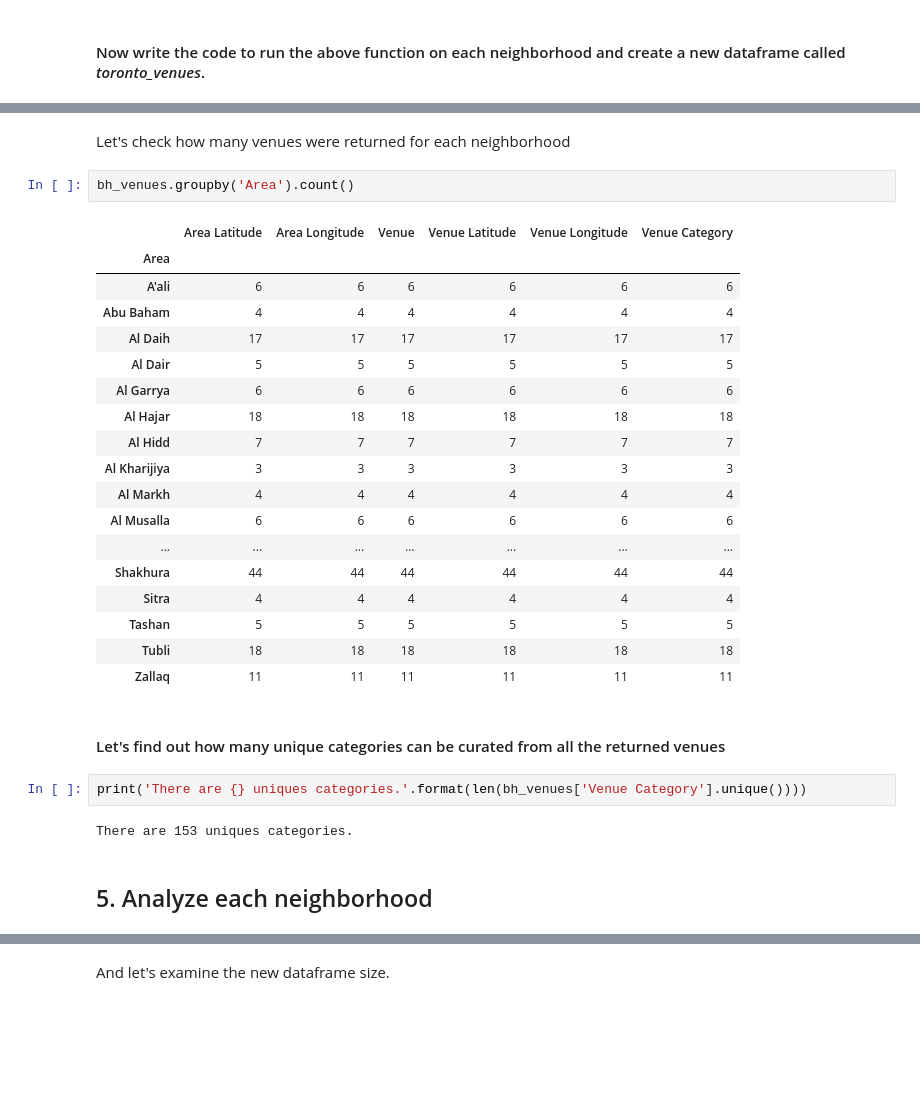
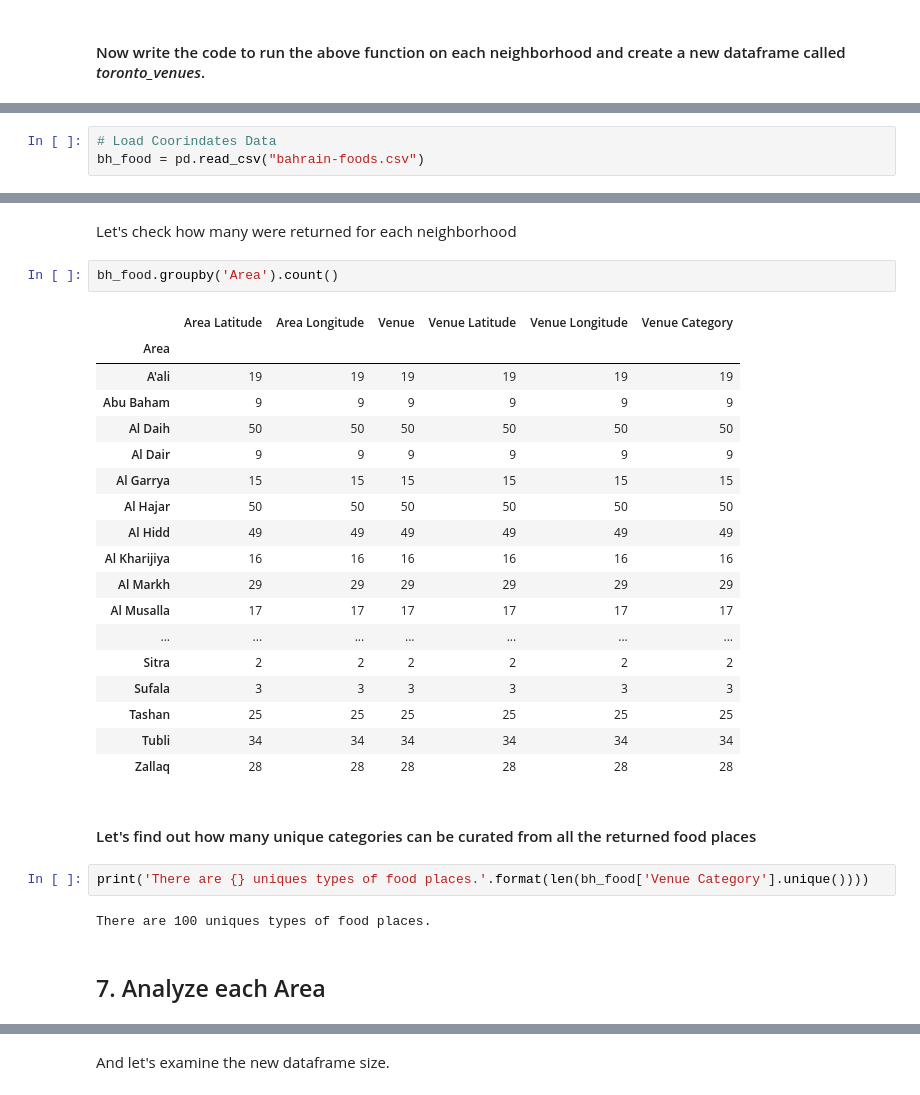
Before and after one commit to isados/neighborhood-clusters, a Jupyter notebook: BahrainSegmentation.ipynb, the cells around one changed output, grey strips where cells are left out. Saved outputs shown, nothing was run; the diff lists cells and outputs as text; blank space fills up the shorter version.

```diff
--- a/BahrainSegmentation.ipynb
+++ b/BahrainSegmentation.ipynb
@@ -340,0 +351,3 @@ There are 847 venues explored by Foursquare in Bahrain
+# %%
+# Load Coorindates Data
+bh_food = pd.read_csv("bahrain-foods.csv")
@@ -341,33 +363,33 @@ There are 847 venues explored by Foursquare in Bahrain
 # %% [markdown]
-Let's check how many venues were returned for each neighborhood
+Let's check how many were returned for each neighborhood
 # %%
-bh_venues.groupby('Area').count()
+bh_food.groupby('Area').count()
 # %% [output]
 |  | Area Latitude | Area Longitude | Venue | Venue Latitude | Venue Longitude | Venue Category |
 | Area |  |  |  |  |  |  |
-| A'ali | 6 | 6 | 6 | 6 | 6 | 6 |
-| Abu Baham | 4 | 4 | 4 | 4 | 4 | 4 |
-| Al Daih | 17 | 17 | 17 | 17 | 17 | 17 |
-| Al Dair | 5 | 5 | 5 | 5 | 5 | 5 |
-| Al Garrya | 6 | 6 | 6 | 6 | 6 | 6 |
-| Al Hajar | 18 | 18 | 18 | 18 | 18 | 18 |
-| Al Hidd | 7 | 7 | 7 | 7 | 7 | 7 |
-| Al Kharijiya | 3 | 3 | 3 | 3 | 3 | 3 |
-| Al Markh | 4 | 4 | 4 | 4 | 4 | 4 |
-| Al Musalla | 6 | 6 | 6 | 6 | 6 | 6 |
+| A'ali | 19 | 19 | 19 | 19 | 19 | 19 |
+| Abu Baham | 9 | 9 | 9 | 9 | 9 | 9 |
+| Al Daih | 50 | 50 | 50 | 50 | 50 | 50 |
+| Al Dair | 9 | 9 | 9 | 9 | 9 | 9 |
+| Al Garrya | 15 | 15 | 15 | 15 | 15 | 15 |
+| Al Hajar | 50 | 50 | 50 | 50 | 50 | 50 |
+| Al Hidd | 49 | 49 | 49 | 49 | 49 | 49 |
+| Al Kharijiya | 16 | 16 | 16 | 16 | 16 | 16 |
+| Al Markh | 29 | 29 | 29 | 29 | 29 | 29 |
+| Al Musalla | 17 | 17 | 17 | 17 | 17 | 17 |
 | ... | ... | ... | ... | ... | ... | ... |
-| Shakhura | 44 | 44 | 44 | 44 | 44 | 44 |
-| Sitra | 4 | 4 | 4 | 4 | 4 | 4 |
-| Tashan | 5 | 5 | 5 | 5 | 5 | 5 |
-| Tubli | 18 | 18 | 18 | 18 | 18 | 18 |
-| Zallaq | 11 | 11 | 11 | 11 | 11 | 11 |
+| Sitra | 2 | 2 | 2 | 2 | 2 | 2 |
+| Sufala | 3 | 3 | 3 | 3 | 3 | 3 |
+| Tashan | 25 | 25 | 25 | 25 | 25 | 25 |
+| Tubli | 34 | 34 | 34 | 34 | 34 | 34 |
+| Zallaq | 28 | 28 | 28 | 28 | 28 | 28 |
 # %% [markdown]
-#### Let's find out how many unique categories can be curated from all the returned venues
+#### Let's find out how many unique categories can be curated from all the returned food places
 # %%
-print('There are {} uniques categories.'.format(len(bh_venues['Venue Category'].unique())))
+print('There are {} uniques types of food places.'.format(len(bh_food['Venue Category'].unique())))
 # %% [output]
-There are 153 uniques categories.
+There are 100 uniques types of food places.
 # %% [markdown]
-## 5. Analyze each neighborhood
+## 7. Analyze each Area
 # %%
 # one hot encoding
```
Also changed, not shown: parts of 64 cells of this notebook, 1 other file.
